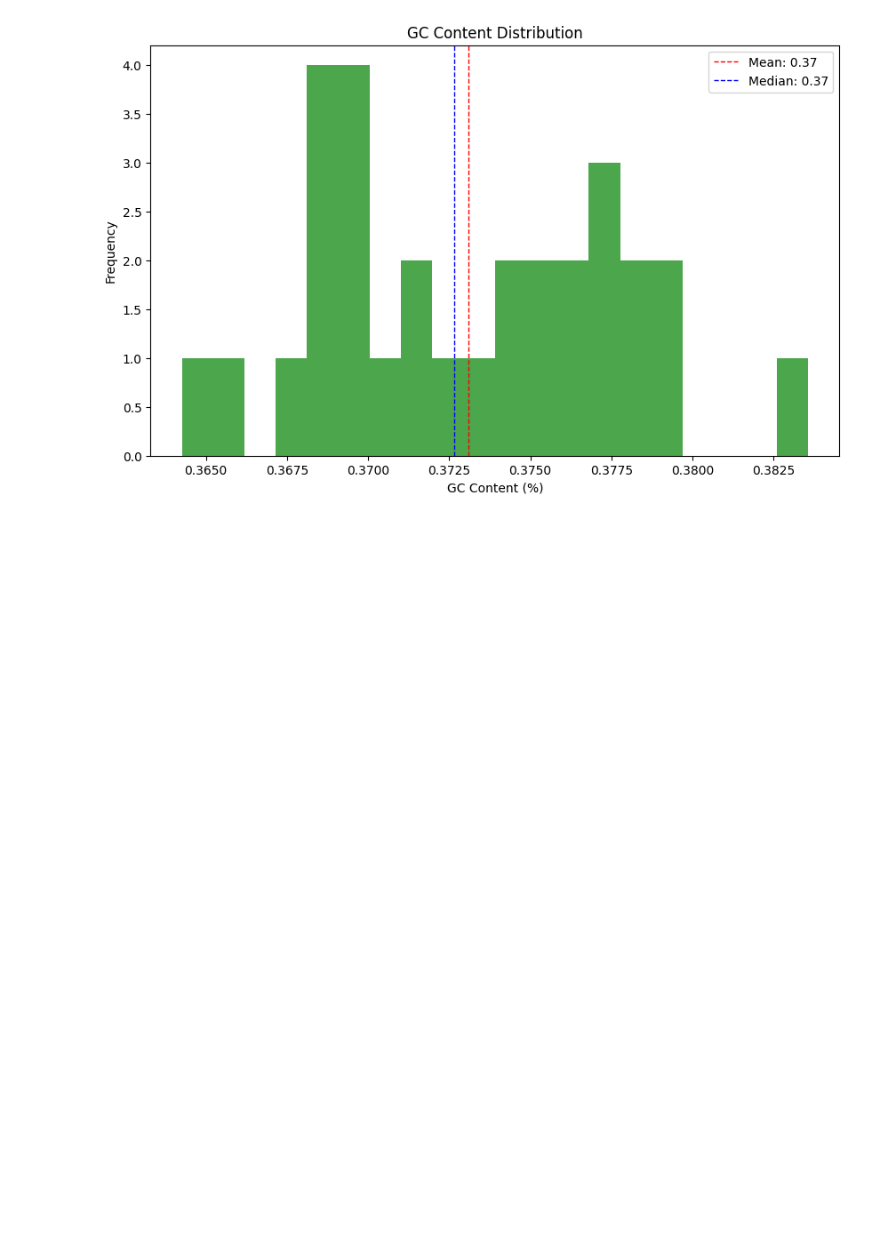
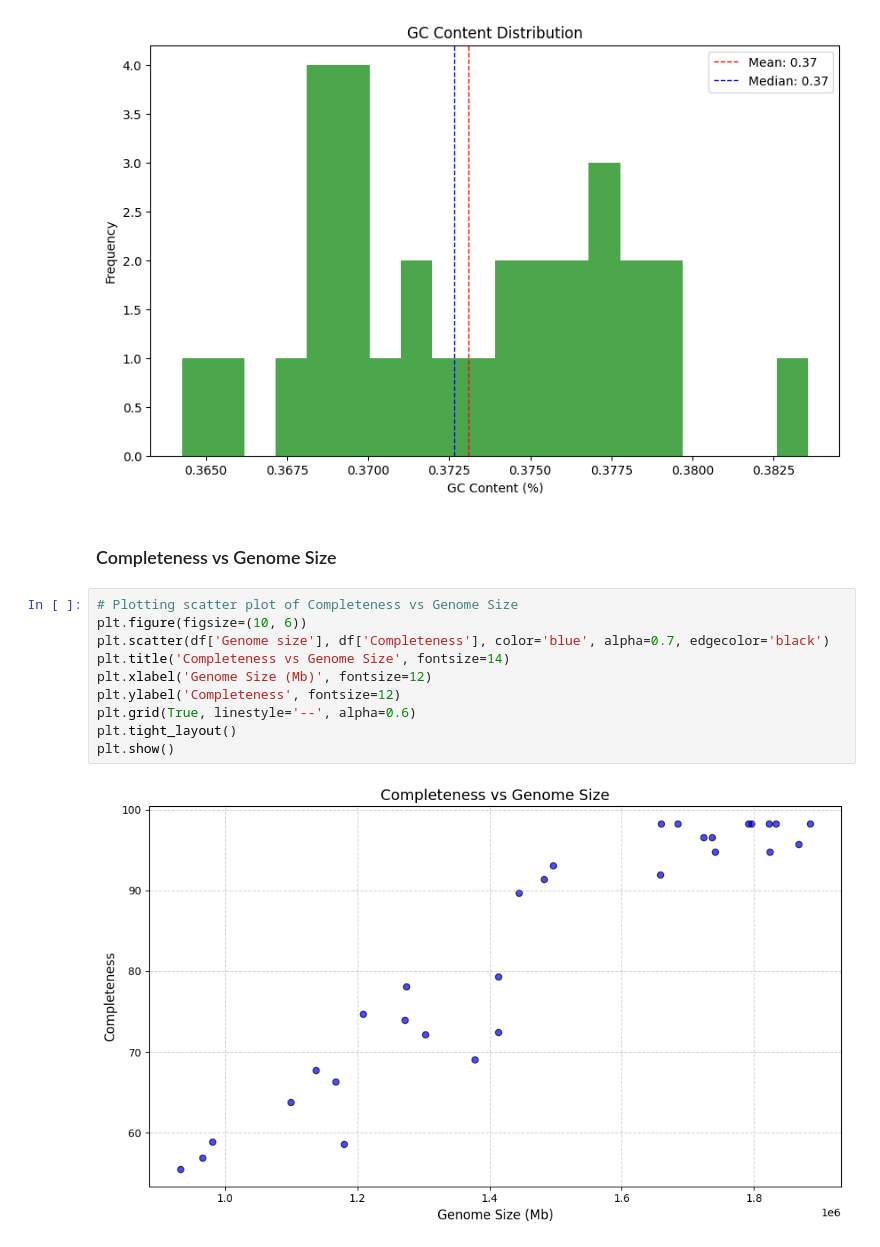
Before and after one commit to Frederick-abichahine/Dental-Plaque-Metagenomic-Analysis, a Jupyter notebook: SGB748_data/checkm_output_analysis/checkm_output_analysis.ipynb, the cells around one changed output. Saved outputs shown, nothing was run; the diff lists cells and outputs as text; blank space fills up the shorter version.

Commit message:
Updating <> CheckM output analysis to check the genome completeness vs genome size

```diff
--- a/SGB748_data/checkm_output_analysis/checkm_output_analysis.ipynb
+++ b/SGB748_data/checkm_output_analysis/checkm_output_analysis.ipynb
@@ -234,3 +234,17 @@ plt.savefig("gc_content_distribution.png")
 plt.show()
 # %% [output]
 [figure]
+# %% [markdown]
+### Completeness vs Genome Size
+# %%
+# Plotting scatter plot of Completeness vs Genome Size
+plt.figure(figsize=(10, 6))
+plt.scatter(df['Genome size'], df['Completeness'], color='blue', alpha=0.7, edgecolor='black')
+plt.title('Completeness vs Genome Size', fontsize=14)
+plt.xlabel('Genome Size (Mb)', fontsize=12)
+plt.ylabel('Completeness', fontsize=12)
+plt.grid(True, linestyle='--', alpha=0.6)
+plt.tight_layout()
+plt.show()
+# %% [output]
+[figure, added]
```
Also changed, not shown: parts of 1 cell of this notebook, 2 other files.
